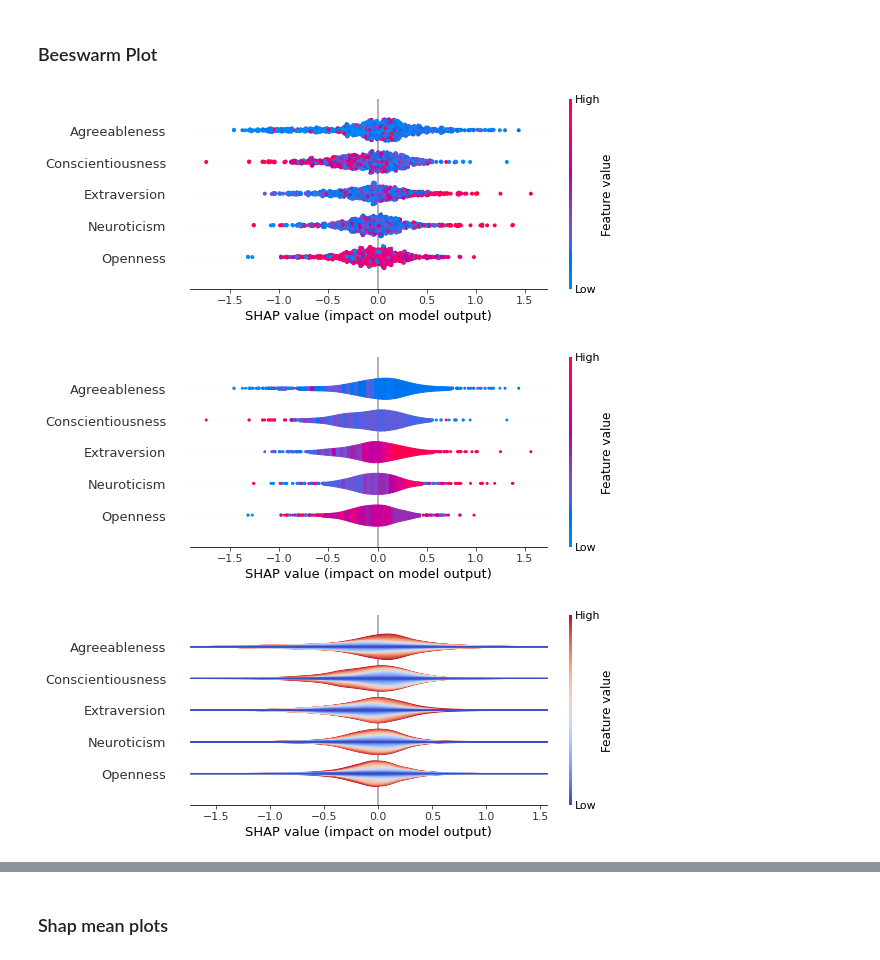
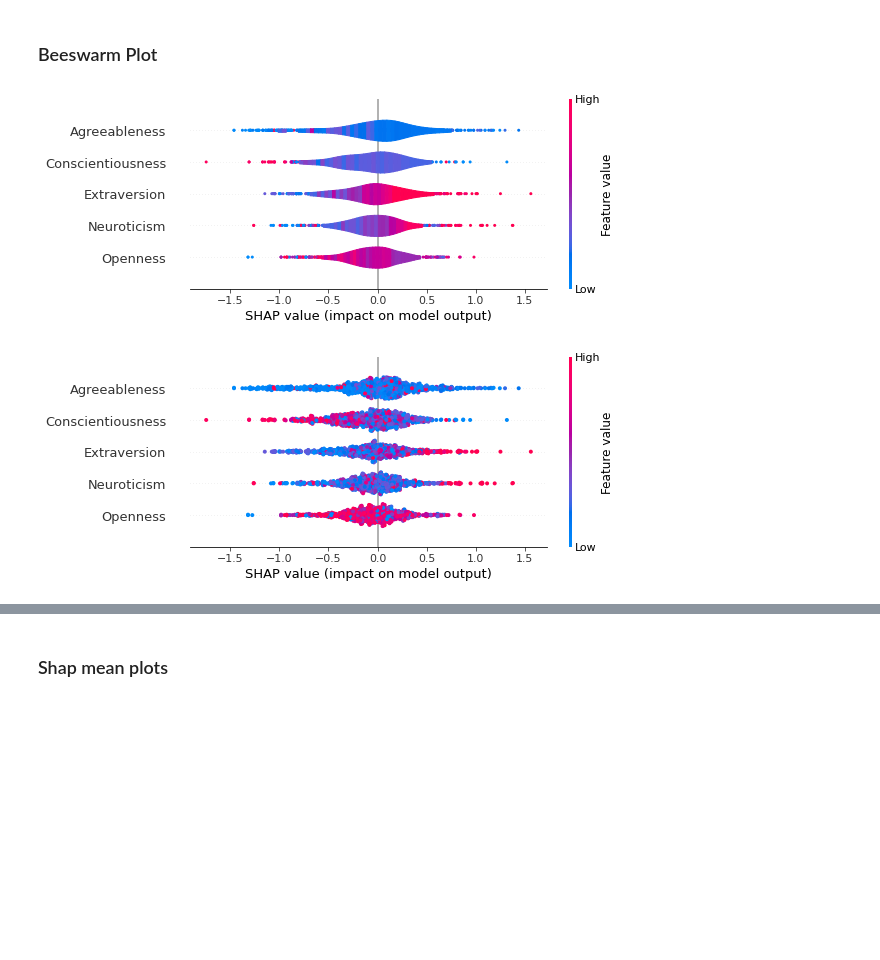
Before and after one commit to Abedeen25/Multiclass-classifiation-and-explainability, a Jupyter notebook: Shap_BPT.ipynb, the cells around one changed output, grey strips where cells are left out. Saved outputs shown, nothing was run; the diff lists cells and outputs as text; code cells hidden in the pictures; blank space fills up the shorter version.

```diff
--- a/Shap_BPT.ipynb
+++ b/Shap_BPT.ipynb
@@ -292,11 +257,12 @@ shap_values_oop = shap_values[:,:,1]
 shap_values_mobile = shap_values[:,:,2]
 shap_values_database = shap_values[:,:,3]
 # %%
-shap.plots.beeswarm(shap_values_web)
+# shap.plots.beeswarm(shap_values_web,show=False)
 shap.plots.violin(shap_values_web)
-shap.plots.violin(shap_values_web,plot_type="layered_violin")
+shap.plots.beeswarm(shap_values_web,show=False)
+# shap.plots.violin(shap_values_web,plot_type="layered_violin",show=False)
+plt.savefig("Figures\Violin_webpro.pdf",bbox_inches = 'tight',dpi=400)
 # %% [output]
-[figure, old version]
+[figure, new version]
-[figure, old version]
+[figure, new version]
-[figure, removed]
 # %%
```
Also changed, not shown: parts of 21 cells of this notebook, 11 other files.
